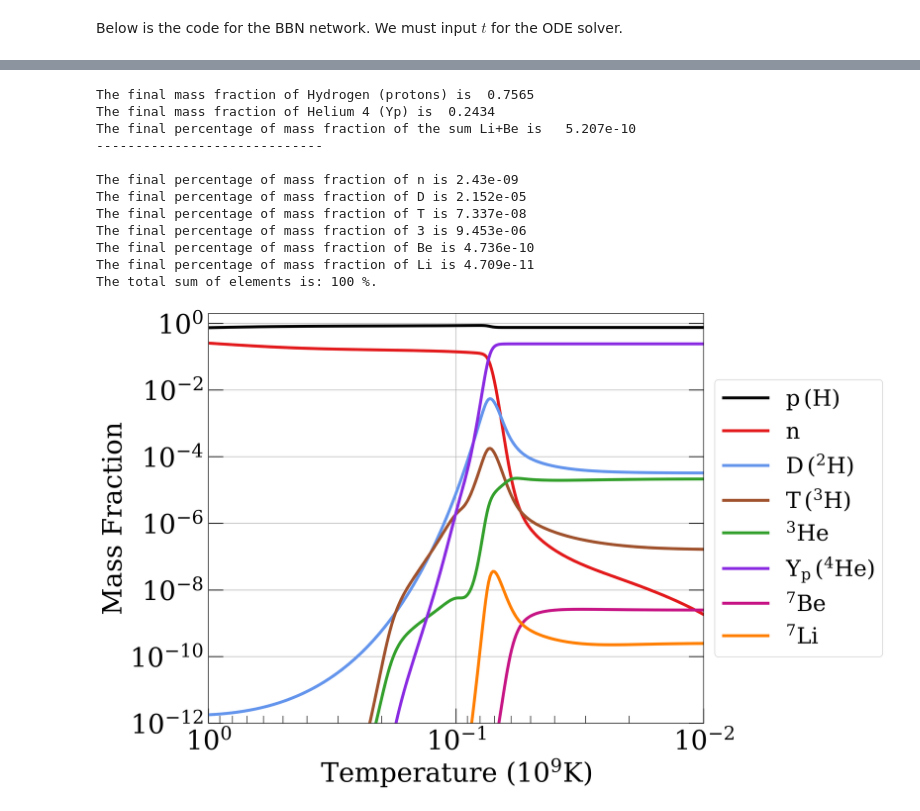
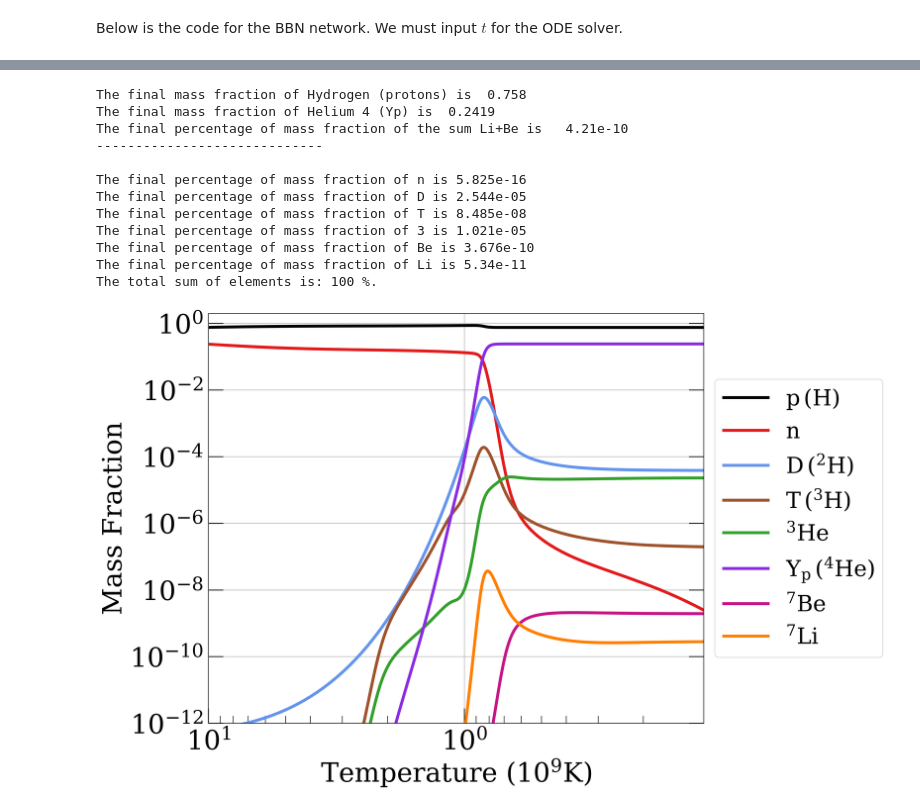
Before and after one commit to aidanwmw/BBN-simple, a Jupyter notebook: bbn-simple.ipynb, the cells around one changed output, grey strips where cells are left out. Saved outputs shown, nothing was run; the diff lists cells and outputs as text; code cells hidden in the pictures.

```diff
--- a/bbn-simple.ipynb
+++ b/bbn-simple.ipynb
@@ -16,6 +18,8 @@ from scipy import interpolate
 from scipy.integrate import *
 import matplotlib
 from matplotlib import pyplot as plt
+from matplotlib.ticker import LogFormatterSciNotation, LogLocator
+import warnings
 
 # ----------------------------------- #
 ### CONSTANTS ###
@@ -62,7 +66,8 @@ RadConst = (np.pi**2)/15 # Radiation constant for Radiation pressures [unitless]
 ## Free Parameters ##
 Neff = 3.046 # Number of neutrino flavors [unitless]
 taun = 880 # Average lifetime of a neutron before decay [s]
-η0 = 6.12e-10 # The present day ratio of baryons to photons [unitless, number density]
+η0 = 6.10e-10 # The present day ratio of baryons to photons [unitless, number density]
+h = 3.3683e4 * η0 # h is the baryon density constant from Kawano; it dictates how rhob evolves.
 
 # ----------------------------------- #
 ### USEFUL CONVERSIONS ###
@@ -131,12 +136,13 @@ Using these two equations, we may evolve the neutrino temperature and time appro
 
 # Initial and final temperatures
 Ti = 1e1
-Tf = 1e-2
-n =  512
+Tf = 1e-3
+n =  1024
 T = np.geomspace(Ti,Tf,n)
 T9i = MeVtoK9(Ti)
 T9f = MeVtoK9(Tf)
 T9 = MeVtoK9(T)
+
 # Equations 18 and 19:
 def ElectronPositron(T):
     '''
@@ -229,7 +235,3 @@ t = FriedmannIntegration.y[1]
 
 T9 = MeVtoK9(T)
 Tnu9 = MeVtoK9(Tnu)
-#Tnu9 =  ((11/4 * (rhogamma+Pgamma))/(rhogamma+rhoe+Pgamma+ Pe))**(-1/3) * T9
-#Tnu = K9toMeV(Tnu9)
-# Equation 8 in 10^9 K and seconds:
-#t= ((Tnu9)/10.4)**(-2)
@@ -351,7 +351,11 @@ def WeakRate(T,Tnu):
     lpn = np.dot(lpn,weights)
 
     return lnp, lpn
-weak_np, weak_pn= WeakRate(T,Tnu);
+
+# This is peak laziness, this just overflows but the message is annoying. It has no impact on our things though.
+with warnings.catch_warnings():
+    warnings.filterwarnings('ignore', category=RuntimeWarning)
+    weak_np, weak_pn = WeakRate(T, Tnu)
 # %%
 ### Plot of Weak Reactions.
 ## Initialize the figure and axis
@@ -701,17 +757,15 @@ print(Y)
 # %%
 weights = np.array([1,1,2,3,3,4,7,7])
-#weights = np.array([mp/amu, mn/amu, md/amu, mt/amu, m3/amu, m4/amu, mbe7/amu, mli7/amu])
+
 ## Initialize the figure and axis
 fig = plt.figure(figsize=(15,10), dpi=400)
 ax = plt.subplot(111)
 ax.grid()
 
-
-#colors = ['darkblue', 'red', 'palevioletred', 'coral', 'mediumslateblue', 'darkolivegreen','darkturquoise', 'goldenrod', 'firebrick']
 colors = ['black', '#e31a1c', 'cornflowerblue', 'sienna', '#33a02c', 'blueviolet', 'mediumvioletred', '#ff7f00', '#cab2d6']
 ## Plot
 for n in range(8):
-    ax.loglog(T, (Y.y[n])*weights[n], c=colors[n])
+    ax.loglog(T9, (Y.y[n])*weights[n], c=colors[n])
 
 ## Legend
 labels = [r'$\rm p \, (H)$', 'n', r'$\rm D \, (^2 H)$', r'$\rm T \, (^3 H)$', r'$\rm ^3He$', r'$\rm Y_p \, (^4 He)$', r'$\rm ^7Be$', r'$\rm ^7Li$']
@@ -721,52 +775,48 @@ box = ax.get_position()
 ax.set_position([box.x0, box.y0, box.width * 0.8, box.height])
 ax.legend(labels, loc='center left', bbox_to_anchor=(1,0.5), fontsize=30)
 
-## Tick and Ruling Parameters
-from matplotlib.ticker import LogFormatterSciNotation, LogLocator
-#ax.set_xlim(1e2,1e-1);
-ax.set_xlim(1e0,1e-2)
+ax.set_xlim(1e1,MeVtoK9(1e-2));
+#ax.set_xlim(1e0,1e-2)
 ax.set_ylim(1e-12,2e0)
 
 
 ax.tick_params(axis='both', direction='in', which='major', length = 20, width=1.15, right=True, labelsize=36, pad=8)
 ax.tick_params(axis='x', direction='in', length=10, width=0.8, right=True, which='minor')
 ax.tick_params(axis='y', direction='in', length=20, width=0.6, right=True,  which='minor', labelsize=15)
 
 ax.xaxis.set_minor_locator(LogLocator())
 ax.yaxis.set_minor_locator(LogLocator())
 ax.xaxis.set_minor_formatter(LogFormatterSciNotation())
 ax.yaxis.set_minor_formatter(LogFormatterSciNotation())
 ax.minorticks_on()
 
 ## Labels
-
-#ax.set_title('Mass Fraction of Elements in BBN')
 ax.set_ylabel('Mass Fraction', fontsize=36)
 ax.set_xlabel(r'Temperature ($\rm{10^9 K}$)', fontsize=36);
 
 textlabels = ['p','n','D','T','3','4','Be','Li']
 print(f'The final mass fraction of Hydrogen (protons) is {weights[0]*(Y.y[0][-1]) : 0.4g}')
 print(f'The final mass fraction of Helium 4 (Yp) is {(Y.y[5][-1]) *weights[5]: 0.4g}')
 print(f'The final percentage of mass fraction of the sum Li+Be is',f' {(Y.y[6][-1] + Y.y[7][-1] )/Y.y[0][-1] : 0.4g}')
 print('----------------------------- \n')
 for n in [1,2,3,4,6,7]:
     print(f'The final percentage of mass fraction of',textlabels[n],f'is {(Y.y[n][-1])/Y.y[0][-1]:0.4g}')
 sum = 0
 for n in range(8):
     sum += Y.y[n][-1]*weights[n]
 
 print(f'The total sum of elements is: {sum*100:0.0f} %.')
 # %% [output]
-The final mass fraction of Hydrogen (protons) is  0.7565
-The final mass fraction of Helium 4 (Yp) is  0.2434
-The final percentage of mass fraction of the sum Li+Be is   5.207e-10
+The final mass fraction of Hydrogen (protons) is  0.758
+The final mass fraction of Helium 4 (Yp) is  0.2419
+The final percentage of mass fraction of the sum Li+Be is   4.21e-10
 -----------------------------
 
-The final percentage of mass fraction of n is 2.43e-09
-The final percentage of mass fraction of D is 2.152e-05
-The final percentage of mass fraction of T is 7.337e-08
-The final percentage of mass fraction of 3 is 9.453e-06
-The final percentage of mass fraction of Be is 4.736e-10
-The final percentage of mass fraction of Li is 4.709e-11
+The final percentage of mass fraction of n is 5.825e-16
+The final percentage of mass fraction of D is 2.544e-05
+The final percentage of mass fraction of T is 8.485e-08
+The final percentage of mass fraction of 3 is 1.021e-05
+The final percentage of mass fraction of Be is 3.676e-10
+The final percentage of mass fraction of Li is 5.34e-11
 The total sum of elements is: 100 %.
-[figure, old version]
+[figure, new version]
```
Also changed, not shown: parts of 8 cells of this notebook, 1 other file.
